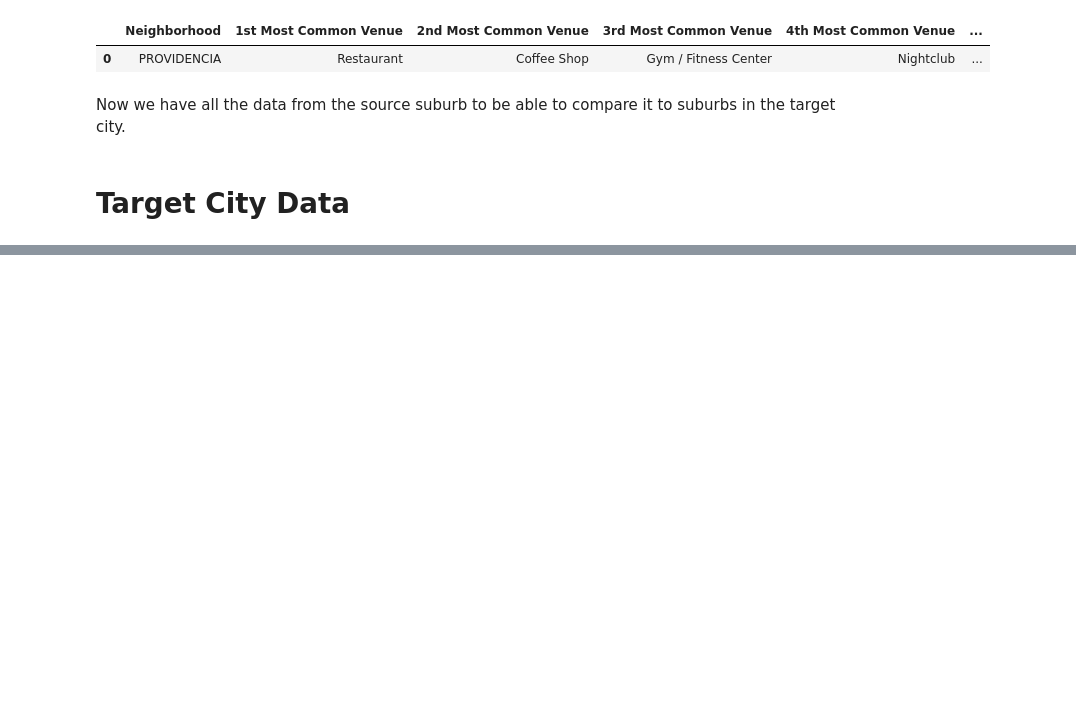
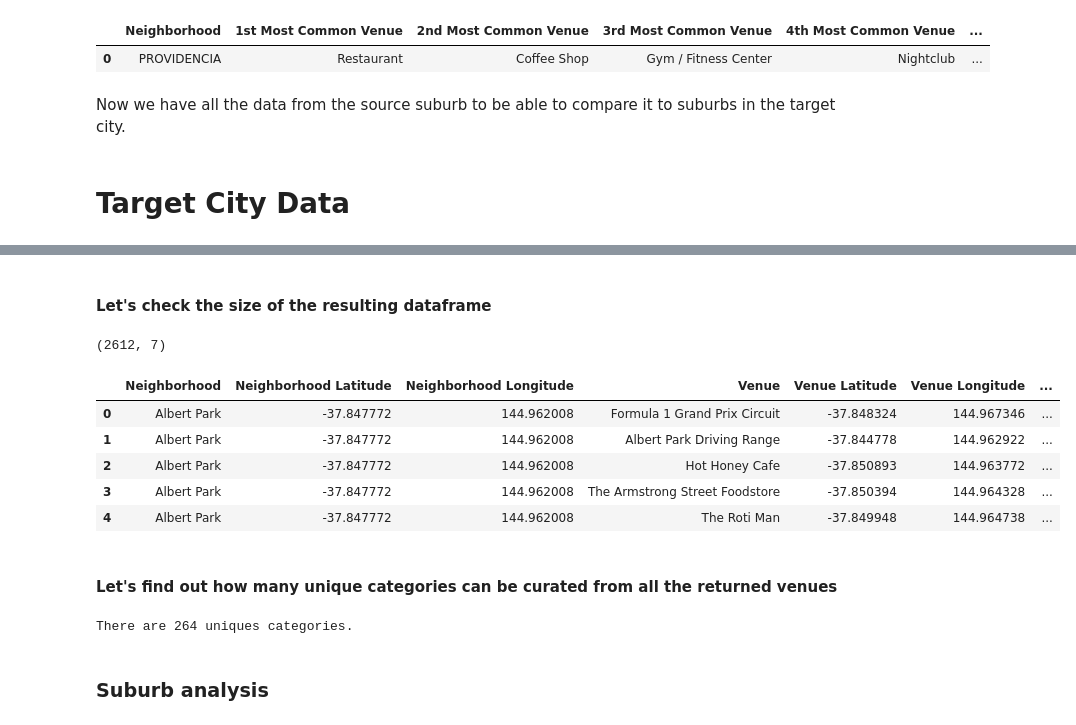
Before and after one commit to Rigaro/Coursera_Capstone, a Jupyter notebook: Where To Move/Where2Move.ipynb, the cells around one changed output, grey strips where cells are left out. Drawn from its saved outputs; the diff is of its cells as text; code cells hidden in the pictures; blank space fills up the shorter version.

```diff
--- a/Where To Move/Where2Move.ipynb
+++ b/Where To Move/Where2Move.ipynb
@@ -342,0 +444,23 @@ Now we have all the data from the source suburb to be able to compare it to subu
+# %%
+geolocator = Nominatim(user_agent="to_explorer", timeout=5)
+latitudes = []
+longitudes = []
+suburbs = []
+
+# Repeat for each suburb
+for suburb in target_rent_df['Suburb']:
+
+    # Get location
+    #address = suburb + ', ' + target_city + ', ' + target_state
+    address = suburb + ', ' + target_state
+    location = geolocator.geocode(address)
+
+    if type(location) != type(None):
+        latitude = location.latitude
+        longitude = location.longitude
+
+        latitudes.append(latitude)
+        longitudes.append(longitude)
+        suburbs.append(suburb)
+    else:
+        print(suburb + ' skipped.')
@@ -342,0 +522,21 @@ Now we have all the data from the source suburb to be able to compare it to subu
+# %% [markdown]
+#### Let's check the size of the resulting dataframe
+# %%
+print(target_venues.shape)
+target_venues.head()
+# %% [output]
+(2612, 7)
+|  | Neighborhood | Neighborhood Latitude | Neighborhood Longitude | Venue | Venue Latitude | Venue Longitude | ... |
+| 0 | Albert Park | -37.847772 | 144.962008 | Formula 1 Grand Prix Circuit | -37.848324 | 144.967346 | ... |
+| 1 | Albert Park | -37.847772 | 144.962008 | Albert Park Driving Range | -37.844778 | 144.962922 | ... |
+| 2 | Albert Park | -37.847772 | 144.962008 | Hot Honey Cafe | -37.850893 | 144.963772 | ... |
+| 3 | Albert Park | -37.847772 | 144.962008 | The Armstrong Street Foodstore | -37.850394 | 144.964328 | ... |
+| 4 | Albert Park | -37.847772 | 144.962008 | The Roti Man | -37.849948 | 144.964738 | ... |
+# %% [markdown]
+#### Let's find out how many unique categories can be curated from all the returned venues
+# %%
+print('There are {} uniques categories.'.format(len(target_venues['Venue Category'].unique())))
+# %% [output]
+There are 264 uniques categories.
+# %% [markdown]
+### Suburb analysis
```
Also changed, not shown: parts of 79 cells of this notebook, 5 other files.
